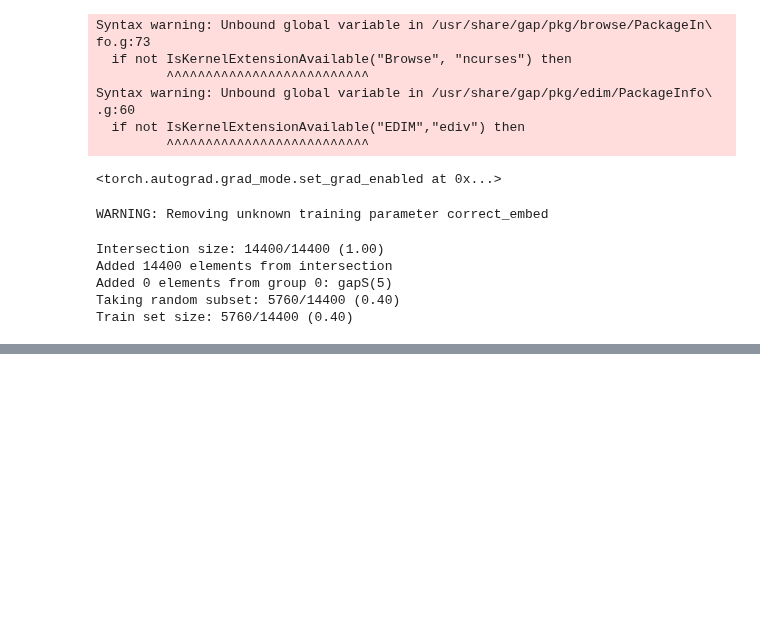
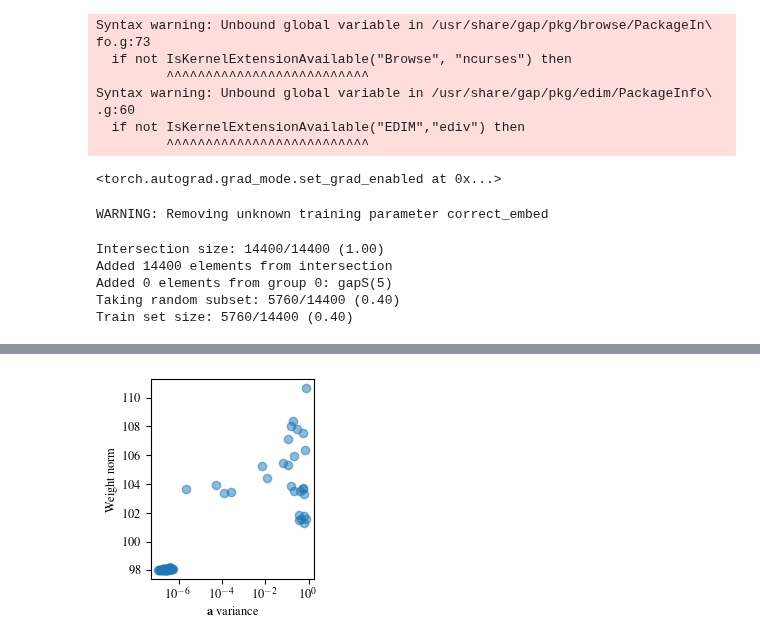
Before and after one commit to LouisYRYJ/Finite-groups, a Jupyter notebook: notebooks/orig_vs_ideal_loss.ipynb, the cells around one changed output, grey strips where cells are left out. Saved outputs shown, nothing was run; the diff lists cells and outputs as text; code cells hidden in the pictures; blank space fills up the shorter version.

```diff
--- a/notebooks/orig_vs_ideal_loss.ipynb
+++ b/notebooks/orig_vs_ideal_loss.ipynb
@@ -123,0 +205,12 @@ plt.show()
+# %%
+fig, ax = plt.subplots()
+fig.subplots_adjust(left=.25, bottom=.17, right=.90, top=.97)
+plt.scatter(avar, norm, alpha=0.5)
+plt.xscale('log')
+plt.xlabel('$\mathbf{a}$ variance')
+plt.ylabel('Weight norm')
+fig.set_size_inches(2.5, 2.5)
+fig.savefig('../figs/avar_norm.pdf')
+plt.show()
+# %% [output]
+[figure, added]
```
Also changed, not shown: parts of 9 cells of this notebook, 1 other file.
